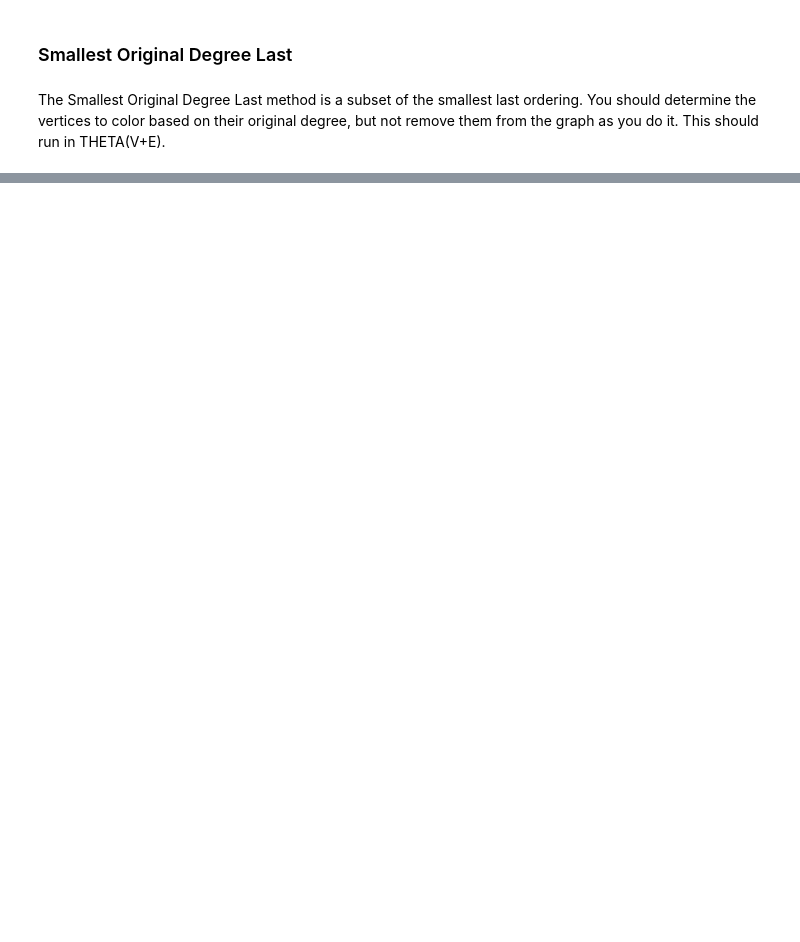
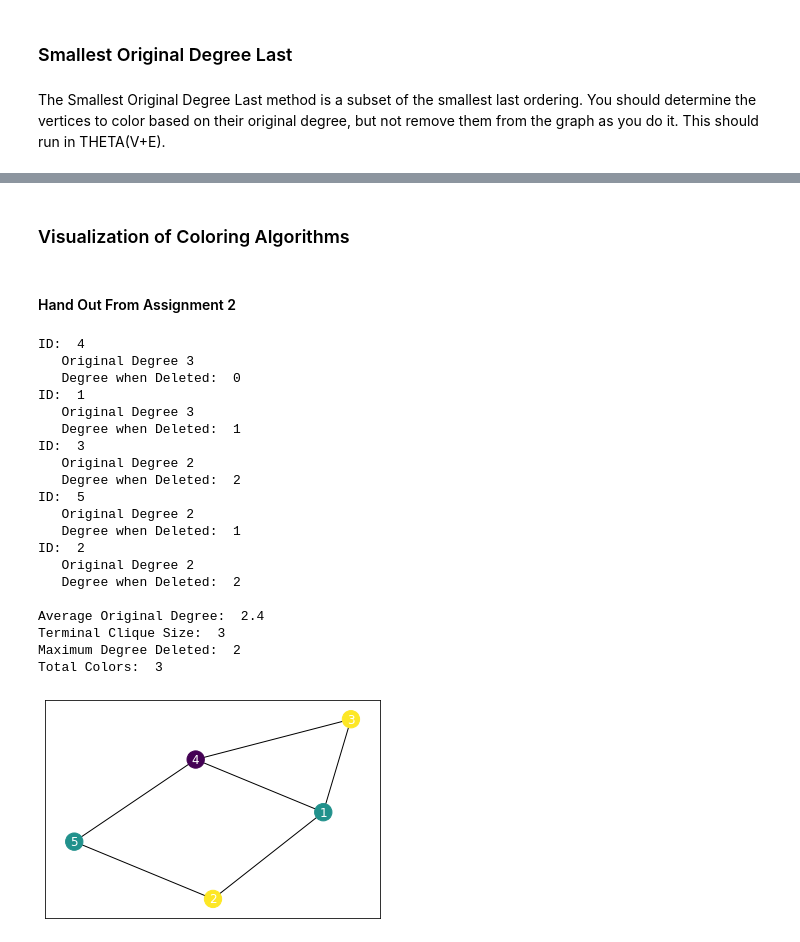
Before and after one commit to diogo-fae/Graph-Coloring-Analysis, a Jupyter notebook: file.ipynb, the cells around one changed output, grey strips where cells are left out. Saved outputs shown, nothing was run; the diff lists cells and outputs as text; code cells hidden in the pictures; blank space fills up the shorter version.

```diff
--- a/file.ipynb
+++ b/file.ipynb
@@ -944,0 +2126,32 @@ def random_coloring(adj, dgl, debug=False):
+# %% [markdown]
+### Visualization of Coloring Algorithms
+# %% [markdown]
+#### Hand Out From Assignment 2
+# %%
+# Smallest Vertex Ordering
+adj = read_file('Input Files/handOut.txt')
+d = get_degree_list(adj)
+colors, new = small_v_ord(adj, d, results=True)
+print_graph_color(new)
+# %% [output]
+ID:  4
+   Original Degree 3
+   Degree when Deleted:  0
+ID:  1
+   Original Degree 3
+   Degree when Deleted:  1
+ID:  3
+   Original Degree 2
+   Degree when Deleted:  2
+ID:  5
+   Original Degree 2
+   Degree when Deleted:  1
+ID:  2
+   Original Degree 2
+   Degree when Deleted:  2
+
+Average Original Degree:  2.4
+Terminal Clique Size:  3
+Maximum Degree Deleted:  2
+Total Colors:  3
+[figure, added]
```
Also changed, not shown: parts of 69 cells of this notebook.
